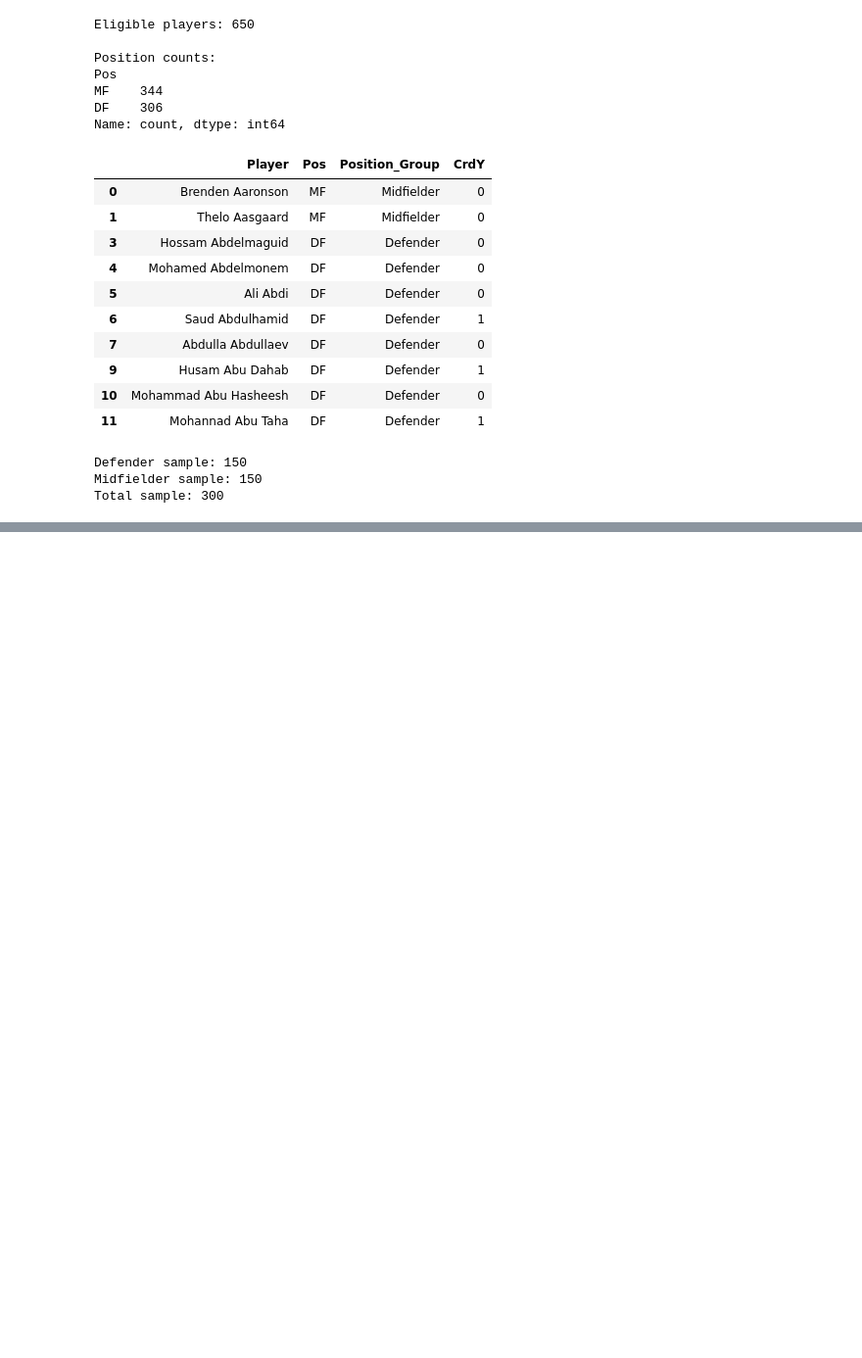
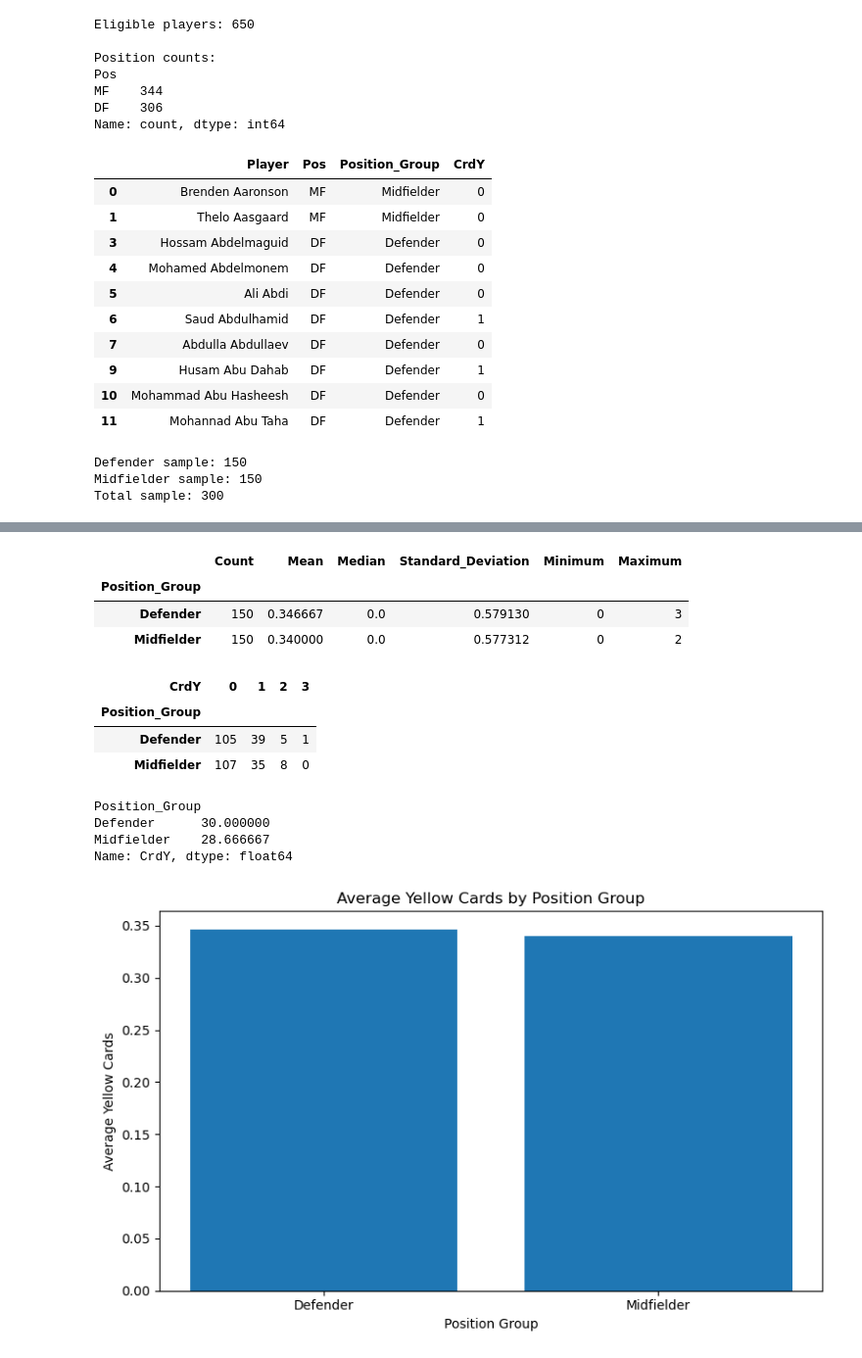
Before and after one commit to hemraj2504/Fifa-World-Cup-2026, a Jupyter notebook: notebooks/player_discipline.ipynb, the cells around one changed output, grey strips where cells are left out. Shown at 98% size. Saved outputs shown, nothing was run; the diff lists cells and outputs as text; code cells hidden in the pictures; blank space fills up the shorter version.

Commit message:
visualizing average yellow cards by position group

```diff
--- a/notebooks/player_discipline.ipynb
+++ b/notebooks/player_discipline.ipynb
@@ -142,0 +178,71 @@ Total sample: 300
+# %%
+# Descriptive statistics for each position group
+
+discipline_summary = discipline_sample.groupby(
+    'Position_Group'
+)['CrdY'].agg(
+    Count='count',
+    Mean='mean',
+    Median='median',
+    Standard_Deviation='std',
+    Minimum='min',
+    Maximum='max'
+)
+
+discipline_summary
+# %% [output]
+|  | Count | Mean | Median | Standard_Deviation | Minimum | Maximum |
+| Position_Group |  |  |  |  |  |  |
+| Defender | 150 | 0.346667 | 0.0 | 0.579130 | 0 | 3 |
+| Midfielder | 150 | 0.340000 | 0.0 | 0.577312 | 0 | 2 |
+# %%
+# Yellow-card distribution by position group
+
+yellow_card_distribution = pd.crosstab(
+    discipline_sample['Position_Group'],
+    discipline_sample['CrdY']
+)
+
+yellow_card_distribution
+# %% [output]
+| CrdY | 0 | 1 | 2 | 3 |
+| Position_Group |  |  |  |  |
+| Defender | 105 | 39 | 5 | 1 |
+| Midfielder | 107 | 35 | 8 | 0 |
+# %%
+# Percentage of players receiving at least one yellow card
+
+yellow_card_rate = discipline_sample.groupby(
+    'Position_Group'
+)['CrdY'].apply(
+    lambda x: (x > 0).mean() * 100
+)
+
+yellow_card_rate
+# %% [output]
+Position_Group
+Defender      30.000000
+Midfielder    28.666667
+Name: CrdY, dtype: float64
+# %%
+# Compare average yellow cards between defenders and midfielders
+
+group_means = discipline_sample.groupby(
+    'Position_Group'
+)['CrdY'].mean()
+
+plt.figure(figsize=(8, 5))
+
+plt.bar(
+    group_means.index,
+    group_means.values
+)
+
+plt.title('Average Yellow Cards by Position Group')
+plt.xlabel('Position Group')
+plt.ylabel('Average Yellow Cards')
+
+plt.tight_layout()
+plt.show()
+# %% [output]
+[figure, added]
```
Also changed, not shown: parts of 3 cells of this notebook.
